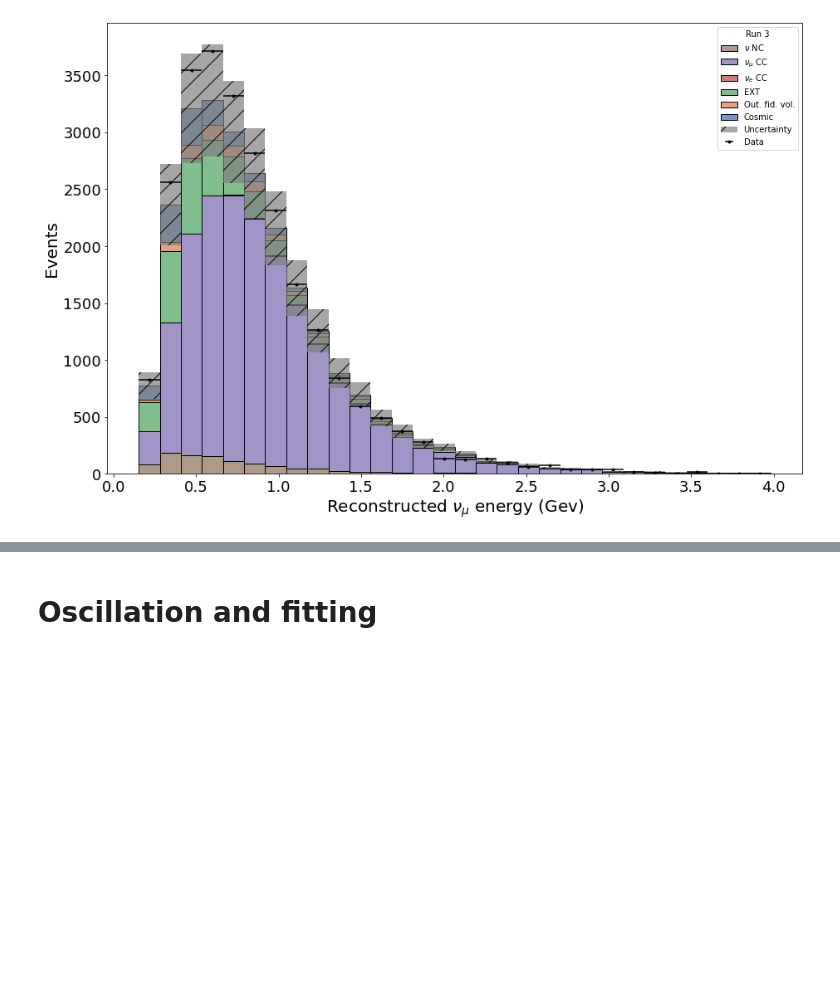
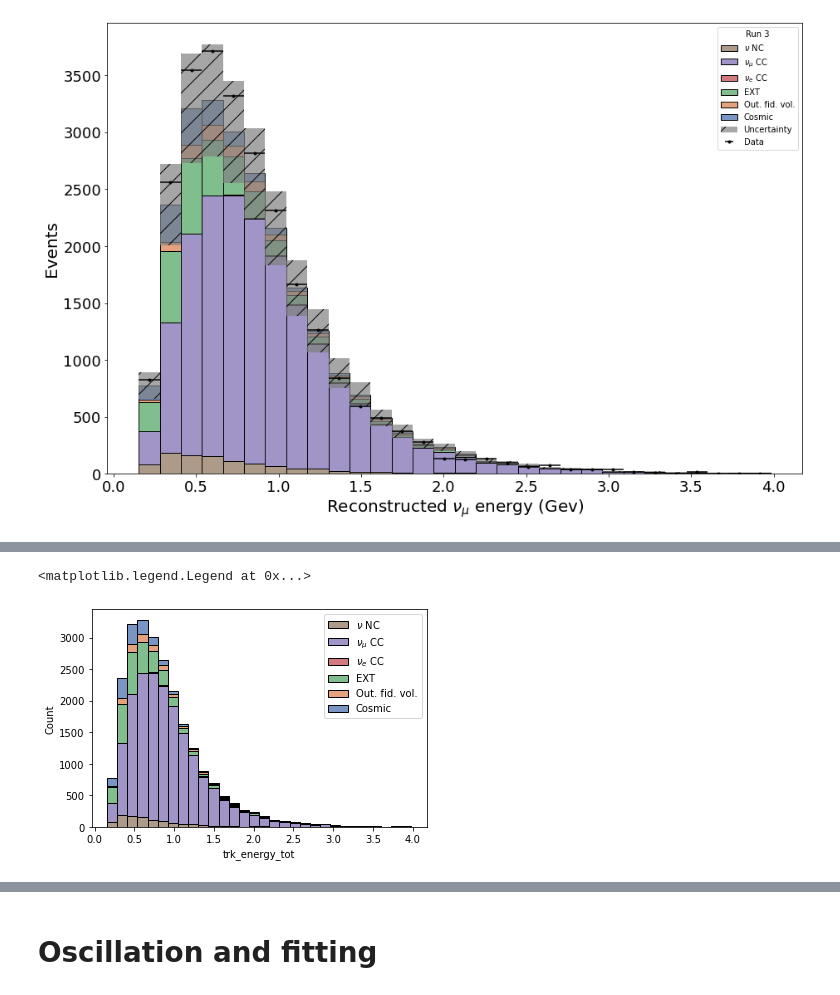
Before and after one commit to finnerudo/MScproject, a Jupyter notebook: MainAnalysis.ipynb, the cells around one changed output, grey strips where cells are left out. Saved outputs shown, nothing was run; the diff lists cells and outputs as text; code cells hidden in the pictures; blank space fills up the shorter version.

```diff
--- a/MainAnalysis.ipynb
+++ b/MainAnalysis.ipynb
@@ -203,0 +218,7 @@ Neutrino_functions.histogram_plot(MC_EXT, 'trk_energy_tot', 30, 'saved_figure_na
+# %%
+# the main bit to plot the raw histogram
+sns.histplot(data=MC_EXT, x = 'trk_energy_tot', weights = MC_EXT['weight'], hue = "category", multiple = 'stack', palette = 'deep', bins=30, binrange=[np.min(MC_EXT['trk_energy_tot']), np.max(MC_EXT['trk_energy_tot'])], legend = False)
+plt.legend(labels=[r"$\nu$ NC", r"$\nu_{\mu}$ CC", r"$\nu_e$ CC", r"EXT", r"Out. fid. vol.", r"Cosmic",  r"Uncertainty"])
+# %% [output]
+<matplotlib.legend.Legend at 0x...>
+[figure, added]
```
Also changed, not shown: parts of 26 cells of this notebook, 1 other file.
